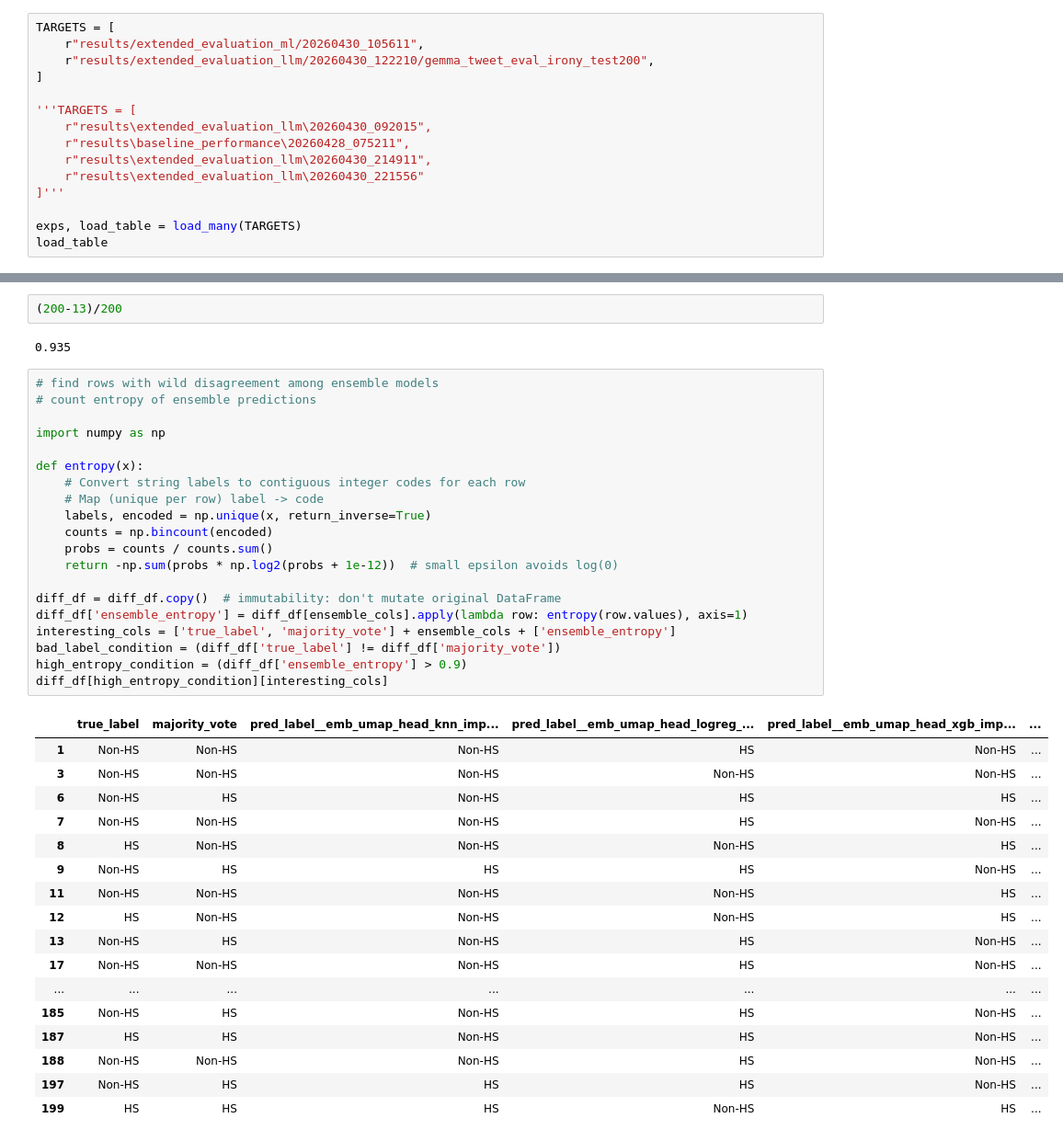
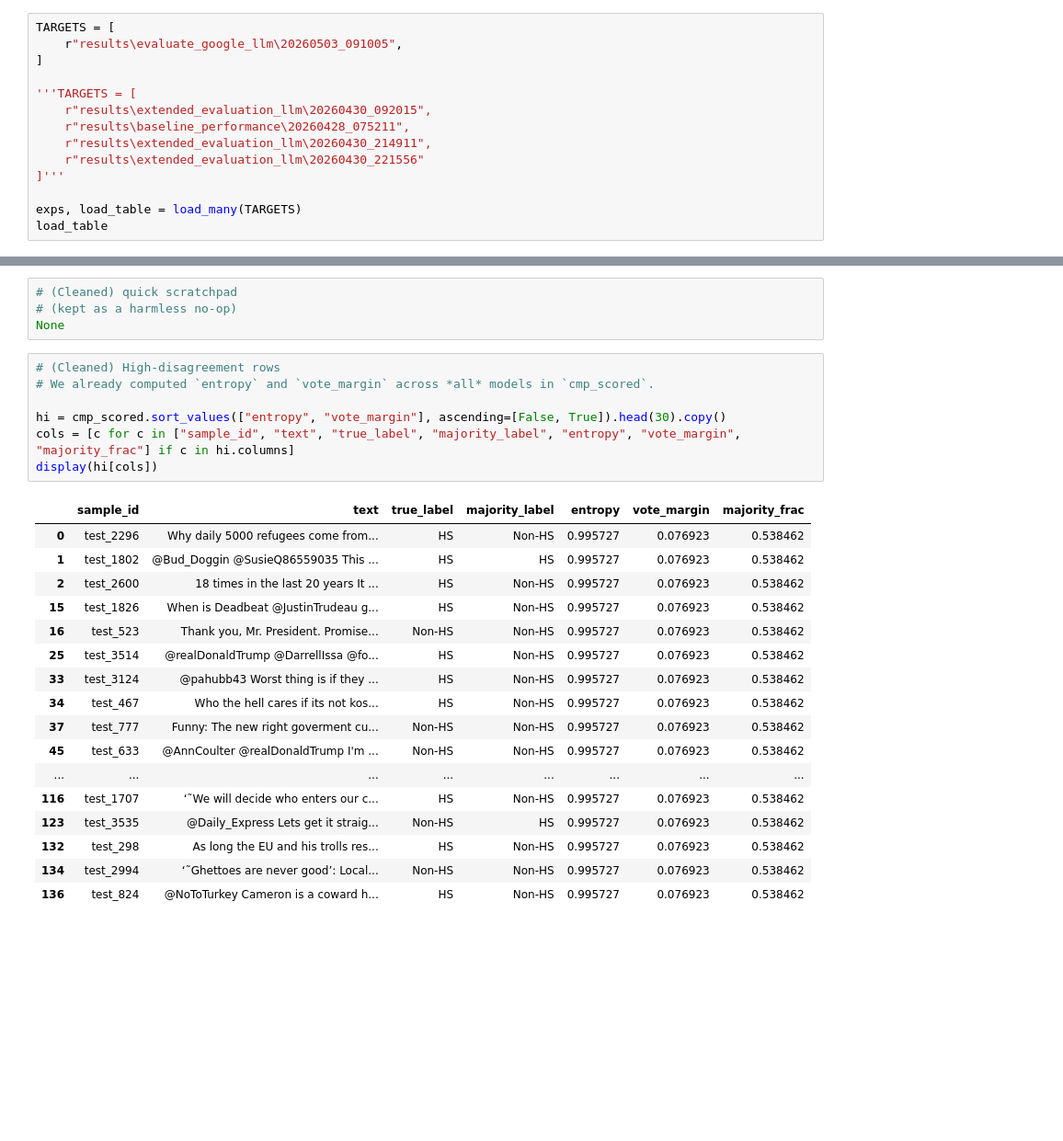
Before and after one commit to dmsavkov/DatasetLabeling, a Jupyter notebook: notebooks/error_analysis.ipynb, the cells around one changed output, grey strips where cells are left out. Shown at 92% size. Drawn from its saved outputs; the diff is of its cells as text; blank space fills up the shorter version.

```diff
--- a/notebooks/error_analysis.ipynb
+++ b/notebooks/error_analysis.ipynb
@@ -32,8 +40,7 @@ pd.options.display.max_columns = 1000
 pd.options.display.max_colwidth = 1000
 # %%
 TARGETS = [
-    r"results/extended_evaluation_ml/20260430_105611",
-    r"results/extended_evaluation_llm/20260430_122210/gemma_tweet_eval_irony_test200",
+    r"results\evaluate_google_llm\20260503_091005",
 ]
 
 '''TARGETS = [
@@ -190,43 +366,30 @@ diff_df[diff_df['true_label'] != diff_df['majority_vote']][ensemble_cols].shape
 # %%
-(200-13)/200
+# (Cleaned) quick scratchpad
+# (kept as a harmless no-op)
+None
-# %% [output]
-0.935
 # %%
-# find rows with wild disagreement among ensemble models
-# count entropy of ensemble predictions
+# (Cleaned) High-disagreement rows
+# We already computed `entropy` and `vote_margin` across *all* models in `cmp_scored`.
 
-import numpy as np
-
-def entropy(x):
-    # Convert string labels to contiguous integer codes for each row
-    # Map (unique per row) label -> code
-    labels, encoded = np.unique(x, return_inverse=True)
-    counts = np.bincount(encoded)
-    probs = counts / counts.sum()
-    return -np.sum(probs * np.log2(probs + 1e-12))  # small epsilon avoids log(0)
-
-diff_df = diff_df.copy()  # immutability: don't mutate original DataFrame
-diff_df['ensemble_entropy'] = diff_df[ensemble_cols].apply(lambda row: entropy(row.values), axis=1)
-interesting_cols = ['true_label', 'majority_vote'] + ensemble_cols + ['ensemble_entropy']
-bad_label_condition = (diff_df['true_label'] != diff_df['majority_vote'])
-high_entropy_condition = (diff_df['ensemble_entropy'] > 0.9)
-diff_df[high_entropy_condition][interesting_cols]
+hi = cmp_scored.sort_values(["entropy", "vote_margin"], ascending=[False, True]).head(30).copy()
+cols = [c for c in ["sample_id", "text", "true_label", "majority_label", "entropy", "vote_margin", "majority_frac"] if c in hi.columns]
+display(hi[cols])
 # %% [output]
-|  | true_label | majority_vote | pred_label__emb_umap_head_knn_imp... | pred_label__emb_umap_head_logreg_... | pred_label__emb_umap_head_xgb_imp... | ... |
-| 1 | Non-HS | Non-HS | Non-HS | HS | Non-HS | ... |
-| 3 | Non-HS | Non-HS | Non-HS | Non-HS | Non-HS | ... |
-| 6 | Non-HS | HS | Non-HS | HS | HS | ... |
-| 7 | Non-HS | Non-HS | Non-HS | HS | Non-HS | ... |
-| 8 | HS | Non-HS | Non-HS | Non-HS | HS | ... |
-| 9 | Non-HS | HS | HS | HS | Non-HS | ... |
-| 11 | Non-HS | Non-HS | Non-HS | Non-HS | HS | ... |
-| 12 | HS | Non-HS | Non-HS | Non-HS | HS | ... |
-| 13 | Non-HS | HS | Non-HS | HS | Non-HS | ... |
-| 17 | Non-HS | Non-HS | Non-HS | HS | Non-HS | ... |
-| ... | ... | ... | ... | ... | ... | ... |
-| 185 | Non-HS | HS | Non-HS | HS | Non-HS | ... |
-| 187 | HS | HS | Non-HS | HS | Non-HS | ... |
-| 188 | Non-HS | Non-HS | Non-HS | HS | Non-HS | ... |
-| 197 | Non-HS | HS | HS | HS | Non-HS | ... |
-| 199 | HS | HS | HS | Non-HS | HS | ... |
+|  | sample_id | text | true_label | majority_label | entropy | vote_margin | majority_frac |
+| 0 | test_2296 | Why daily 5000 refugees come from... | HS | Non-HS | 0.995727 | 0.076923 | 0.538462 |
+| 1 | test_1802 | @Bud_Doggin @SusieQ86559035 This ... | HS | HS | 0.995727 | 0.076923 | 0.538462 |
+| 2 | test_2600 | 18 times in the last 20 years It ... | HS | Non-HS | 0.995727 | 0.076923 | 0.538462 |
+| 15 | test_1826 | When is Deadbeat @JustinTrudeau g... | HS | Non-HS | 0.995727 | 0.076923 | 0.538462 |
+| 16 | test_523 | Thank you, Mr. President. Promise... | Non-HS | Non-HS | 0.995727 | 0.076923 | 0.538462 |
+| 25 | test_3514 | @realDonaldTrump @DarrellIssa @fo... | HS | Non-HS | 0.995727 | 0.076923 | 0.538462 |
+| 33 | test_3124 | @pahubb43 Worst thing is if they ... | HS | Non-HS | 0.995727 | 0.076923 | 0.538462 |
+| 34 | test_467 | Who the hell cares if its not kos... | HS | Non-HS | 0.995727 | 0.076923 | 0.538462 |
+| 37 | test_777 | Funny: The new right goverment cu... | Non-HS | Non-HS | 0.995727 | 0.076923 | 0.538462 |
+| 45 | test_633 | @AnnCoulter @realDonaldTrump I'm ... | Non-HS | Non-HS | 0.995727 | 0.076923 | 0.538462 |
+| ... | ... | ... | ... | ... | ... | ... | ... |
+| 116 | test_1707 | ‘˜We will decide who enters our c... | HS | Non-HS | 0.995727 | 0.076923 | 0.538462 |
+| 123 | test_3535 | @Daily_Express Lets get it straig... | Non-HS | HS | 0.995727 | 0.076923 | 0.538462 |
+| 132 | test_298 | As long the EU and his trolls res... | HS | Non-HS | 0.995727 | 0.076923 | 0.538462 |
+| 134 | test_2994 | ‘˜Ghettoes are never good’: Local... | Non-HS | Non-HS | 0.995727 | 0.076923 | 0.538462 |
+| 136 | test_824 | @NoToTurkey Cameron is a coward h... | HS | Non-HS | 0.995727 | 0.076923 | 0.538462 |
 # %%
```
Also changed, not shown: parts of 25 cells of this notebook, 5 other files.
